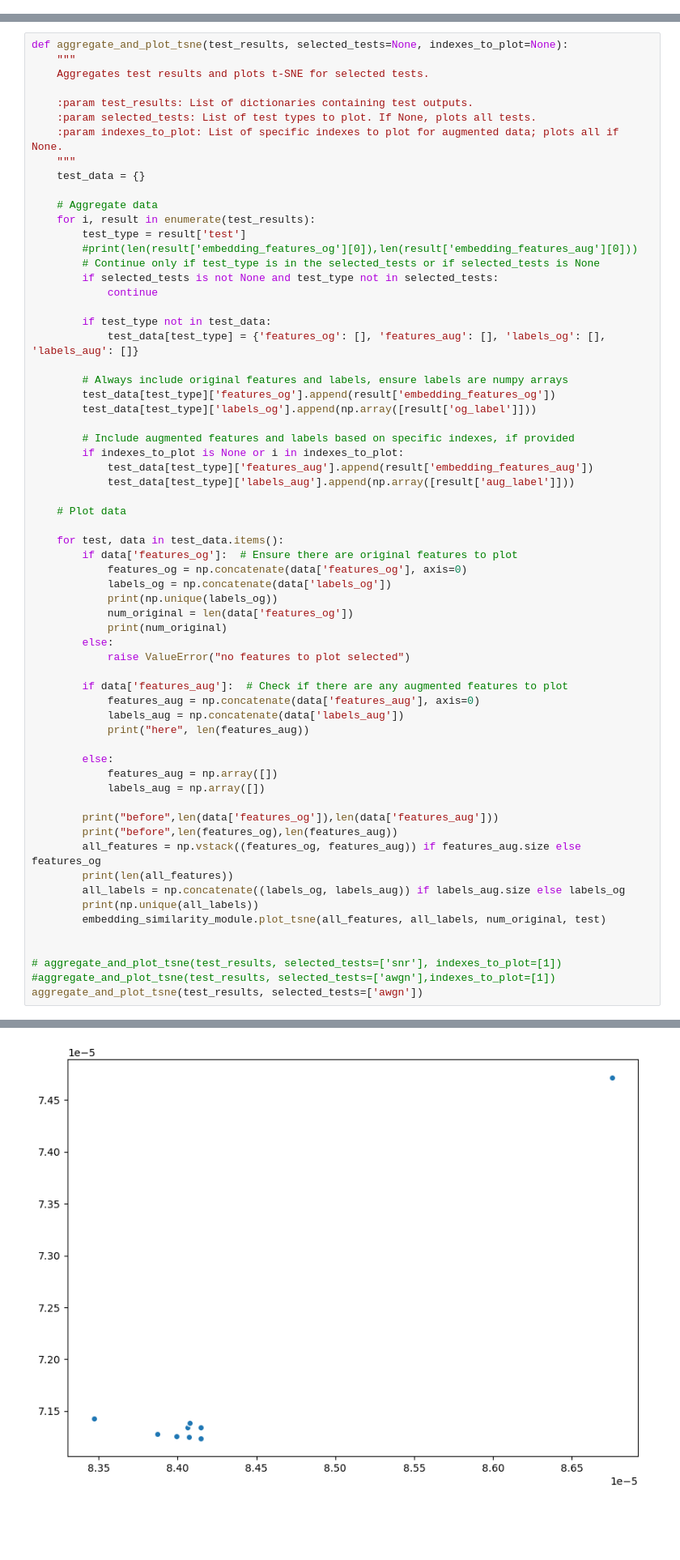
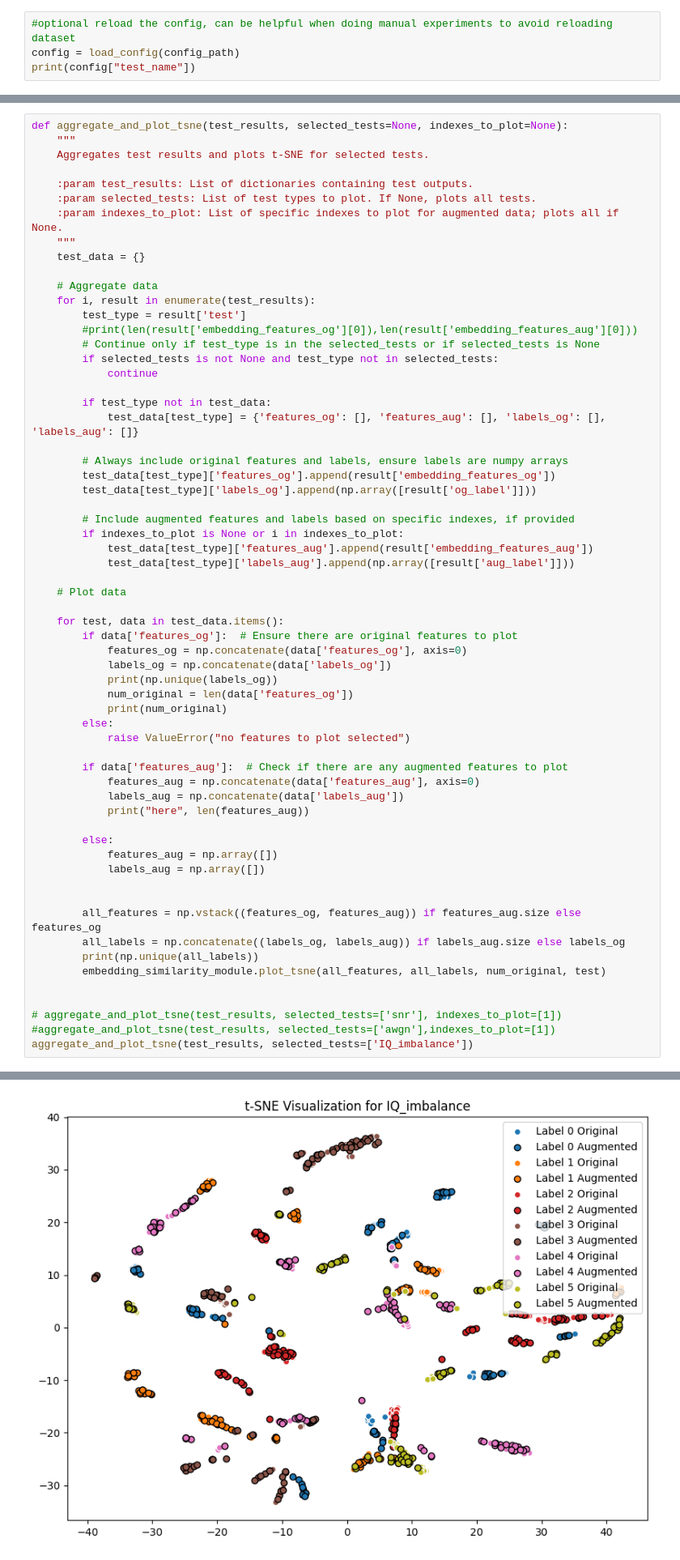
Before and after one commit to Trudes808/RF-Models-CAM-Evaluation, a Jupyter notebook: AURA/test_runner_notebook.ipynb, the cells around one changed output, grey strips where cells are left out. Shown at 81% size. Drawn from its saved outputs; the diff is of its cells as text; blank space fills up the shorter version.

```diff
--- a/AURA/test_runner_notebook.ipynb
+++ b/AURA/test_runner_notebook.ipynb
@@ -283,3 +283,7 @@ logging.info("Test list created and Loaded")
 #print(test_index_list)
 # %% [output]
 103092
+# %%
+#optional reload the config, can be helpful when doing manual experiments to avoid reloading dataset
+config = load_config(config_path)
+print(config["test_name"])
@@ -721,10 +608,8 @@ def aggregate_and_plot_tsne(test_results, selected_tests=None, indexes_to_plot=N
             features_aug = np.array([])
             labels_aug = np.array([])
 
-        print("before",len(data['features_og']),len(data['features_aug']))
-        print("before",len(features_og),len(features_aug))
+
         all_features = np.vstack((features_og, features_aug)) if features_aug.size else features_og
-        print(len(all_features))
         all_labels = np.concatenate((labels_og, labels_aug)) if labels_aug.size else labels_og
         print(np.unique(all_labels))
         embedding_similarity_module.plot_tsne(all_features, all_labels, num_original, test)
@@ -732,6 +617,6 @@ def aggregate_and_plot_tsne(test_results, selected_tests=None, indexes_to_plot=N
 
 # aggregate_and_plot_tsne(test_results, selected_tests=['snr'], indexes_to_plot=[1])
 #aggregate_and_plot_tsne(test_results, selected_tests=['awgn'],indexes_to_plot=[1])
-aggregate_and_plot_tsne(test_results, selected_tests=['awgn'])
+aggregate_and_plot_tsne(test_results, selected_tests=['IQ_imbalance'])
 # %% [output]
 [0 1 2 3 4 5]
@@ -744 +626 @@ IndexError: boolean index did not match indexed array along dimension 0; dimensi
-[figure, old version]
+[figure, new version]
```
Also changed, not shown: parts of 4 cells of this notebook, 29 other files.
